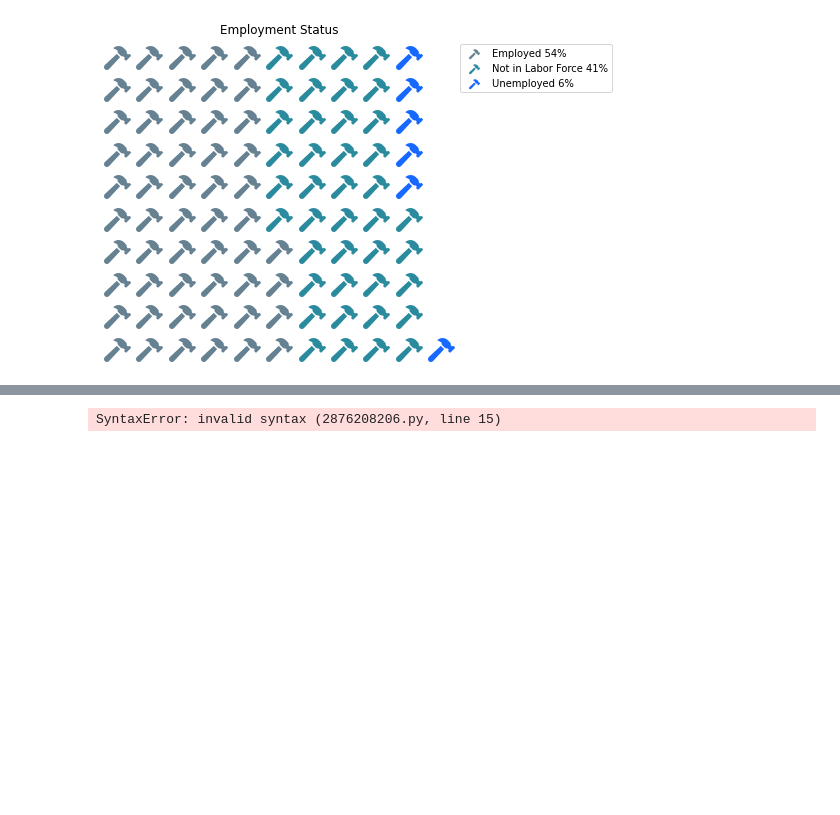
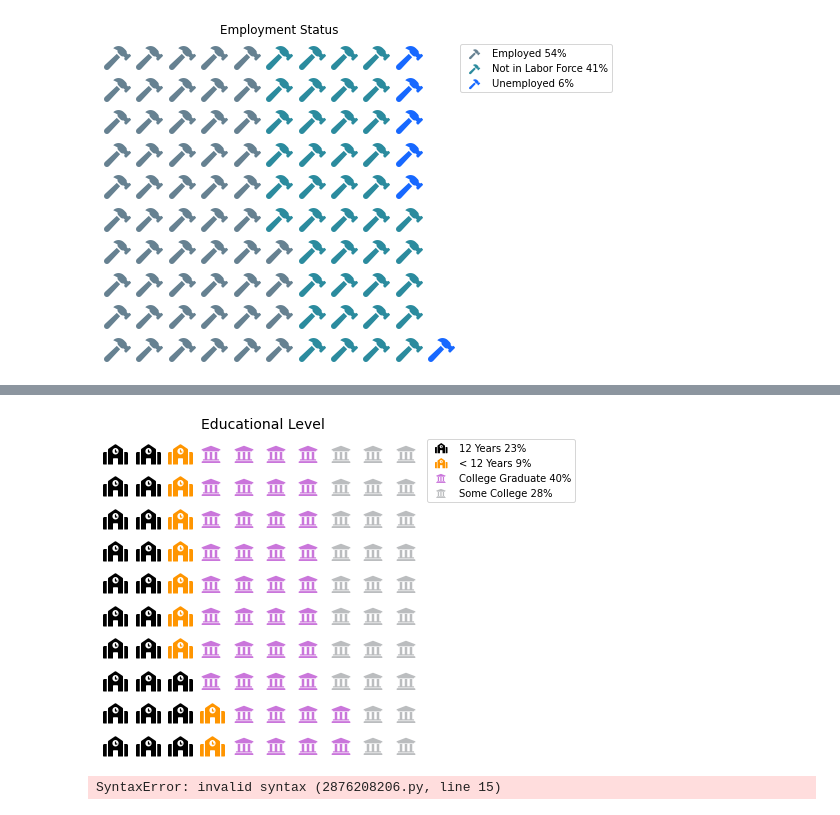
Before and after one commit to RayKwame/TheFluShot, a Jupyter notebook: notebooks/visualisations_presentation.ipynb, the cells around one changed output, grey strips where cells are left out. Saved outputs shown, nothing was run; the diff lists cells and outputs as text; code cells hidden in the pictures; blank space fills up the shorter version.

```diff
--- a/notebooks/visualisations_presentation.ipynb
+++ b/notebooks/visualisations_presentation.ipynb
@@ -234,0 +244,4 @@ fig = plt.figure(
+# %%
+df_edu = df.groupby('education').size().reset_index(name='percentage')
+df_edu.percentage = (df_edu['percentage'] / df_edu['percentage'].sum()*100).round()
+df_edu
@@ -235,3 +254,26 @@ fig = plt.figure(
+# %%
+fig = plt.figure(
+    FigureClass=Waffle,
+    rows=10,
+    values=df_edu['percentage'],
+    colors=["#000000", "#ff9500", "#ca76db", "#bbbdbf"],
+    icons=['school', 'school', 'university', 'university'],
+    font_size=20,
+    icon_style='solid',
+    icon_legend=True,
+    rounding_rule='floor',
+    legend={
+        'labels': ['12 Years 23%', '< 12 Years 9%', 'College Graduate 40%', 'Some College 28%'],
+        'loc': 'upper left',
+        'bbox_to_anchor': (1, 1)
+    },
+    title={'label': 'Educational Level','loc': 'center','fontdict': {'fontsize': 14}},
+
+    figsize=(10, 5)
+)
+plt.savefig('../images/info_education.jpg')
+# %% [output]
+[figure, added]
 # %%
 ## the following code does not work!!
 
```
Also changed, not shown: parts of 8 cells of this notebook, 1 other file.
